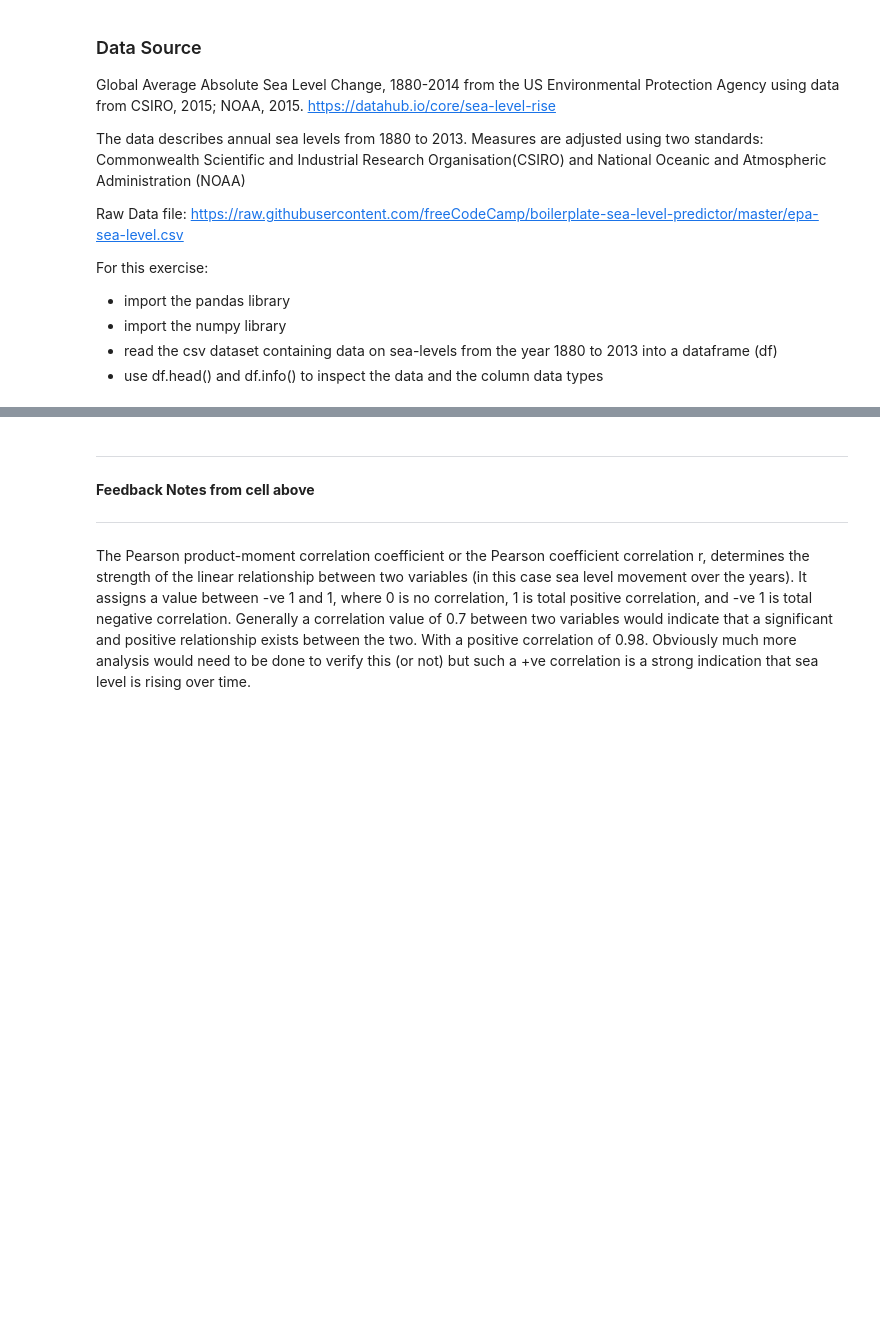
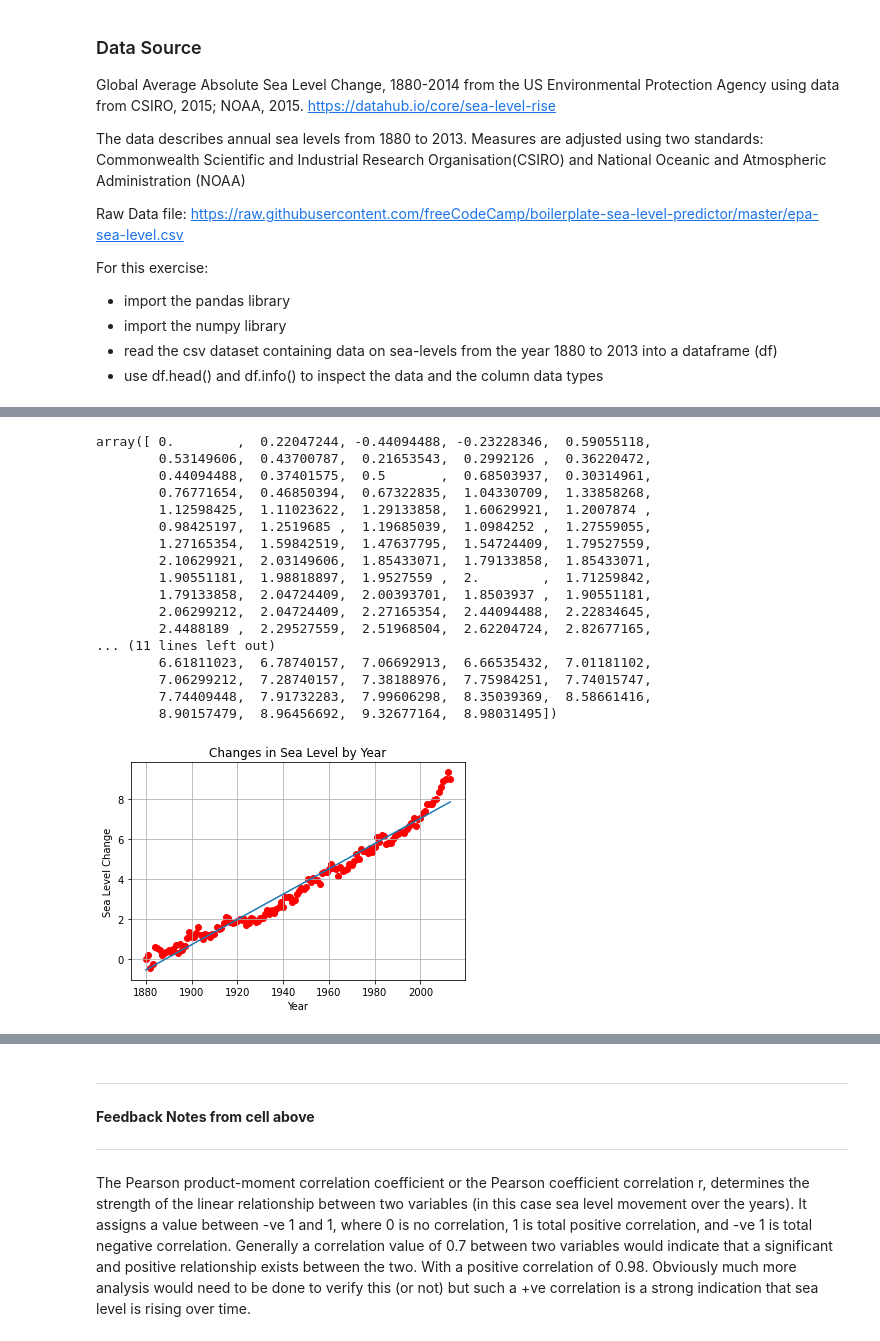
Before and after one commit to mrsferret/Code-Division, a Jupyter notebook: Projects/Sea_Level_Project.ipynb, the cells around one changed output, grey strips where cells are left out. Drawn from its saved outputs; the diff is of its cells as text; code cells hidden in the pictures; blank space fills up the shorter version.

```diff
--- a/Projects/Sea_Level_Project.ipynb
+++ b/Projects/Sea_Level_Project.ipynb
@@ -19,0 +71,57 @@ For this exercise:
+# %%
+import pandas as pd
+import numpy as np
+from scipy.stats import linregress
+import matplotlib.pyplot as plt
+
+def convert_to_numpy_array(df):
+  #============================================================================
+  # Create 2 numpy arrays from input df - one of Years and other of Sea Levels
+  #============================================================================
+  year_array = df['Year'].to_numpy(np.int16)
+  #display("\nYear Array: ", year_array)
+
+  level_array = df['CSIRO_Adj_Sea_Level'].to_numpy()
+  #display("\nLevel Array: ", level_array)
+
+  return year_array, level_array
+
+def chart_sea_level_stats(year_array, level_array):
+  x = year_array
+  y = level_array
+  display(x)
+  display(y)
+
+  plt.scatter(x,y, color= 'red')
+  plt.xlabel('Year')
+  plt.ylabel('Sea Level Change')
+  plt.title('Changes in Sea Level by Year')
+  plt.grid()
+  #plt.show()
+
+  regression = linregress(x,y)
+  slope = regression.slope
+  intercept = regression.intercept
+  plt.plot(x, slope*x + intercept)
+
+  plt.show()
+
+  return
+
+#===============================================================================
+# Start Here
+#===============================================================================
+# read csv file into a dataframe
+url = 'https://raw.githubusercontent.com/freeCodeCamp/boilerplate-sea-level-predictor/master/epa-sea-level.csv'
+df = pd.read_csv(url)
+
+# Change the column names (to make them tidier!)
+df.columns =['Year', 'CSIRO_Adj_Sea_Level', 'Lower_Err_Bound', 'Upper_Err_Bound', 'NOAA_Adj_Sea_Level']
+
+#============================================================================
+# Create 2 numpy arrays from input df - one of Years and other of Sea Levels
+#============================================================================
+year_array, level_array = convert_to_numpy_array(df)
+
+chart_sea_level_stats(year_array, level_array)
+# %% [output]
@@ -19,0 +141,18 @@ For this exercise:
+array([ 0.        ,  0.22047244, -0.44094488, -0.23228346,  0.59055118,
+        0.53149606,  0.43700787,  0.21653543,  0.2992126 ,  0.36220472,
+        0.44094488,  0.37401575,  0.5       ,  0.68503937,  0.30314961,
+        0.76771654,  0.46850394,  0.67322835,  1.04330709,  1.33858268,
+        1.12598425,  1.11023622,  1.29133858,  1.60629921,  1.2007874 ,
+        0.98425197,  1.2519685 ,  1.19685039,  1.0984252 ,  1.27559055,
+        1.27165354,  1.59842519,  1.47637795,  1.54724409,  1.79527559,
+        2.10629921,  2.03149606,  1.85433071,  1.79133858,  1.85433071,
+        1.90551181,  1.98818897,  1.9527559 ,  2.        ,  1.71259842,
+        1.79133858,  2.04724409,  2.00393701,  1.8503937 ,  1.90551181,
+        2.06299212,  2.04724409,  2.27165354,  2.44094488,  2.22834645,
+        2.4488189 ,  2.29527559,  2.51968504,  2.62204724,  2.82677165,
+... (11 lines left out)
+        6.61811023,  6.78740157,  7.06692913,  6.66535432,  7.01181102,
+        7.06299212,  7.28740157,  7.38188976,  7.75984251,  7.74015747,
+        7.74409448,  7.91732283,  7.99606298,  8.35039369,  8.58661416,
+        8.90157479,  8.96456692,  9.32677164,  8.98031495])
+[figure, added]
```
Also changed, not shown: parts of 13 cells of this notebook.
